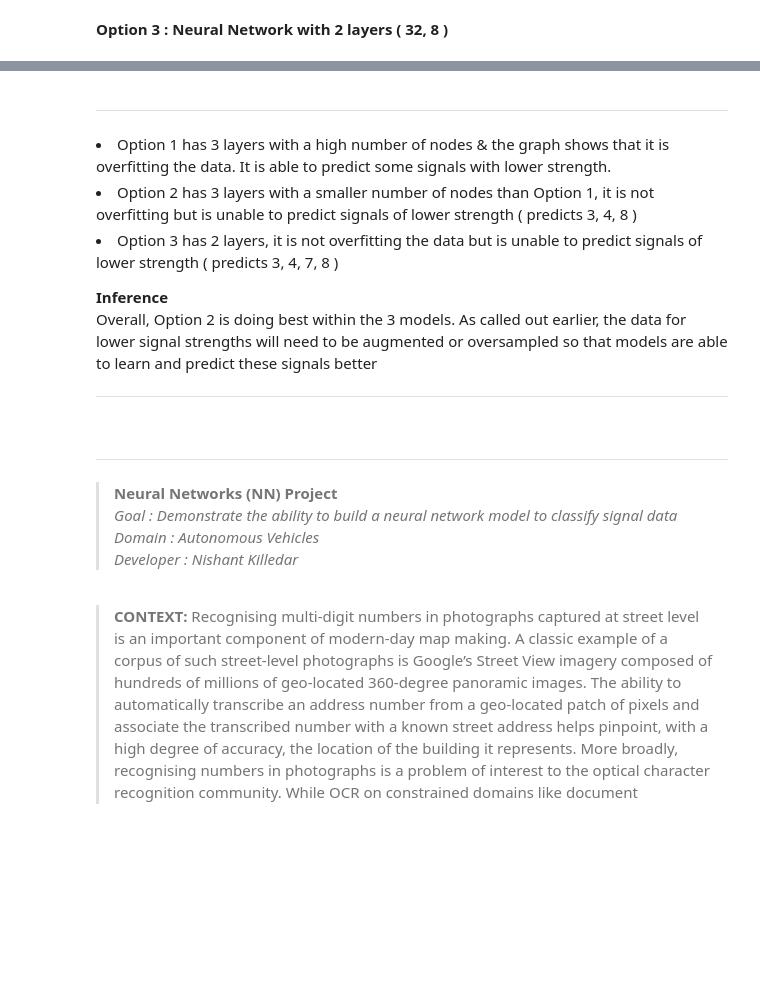
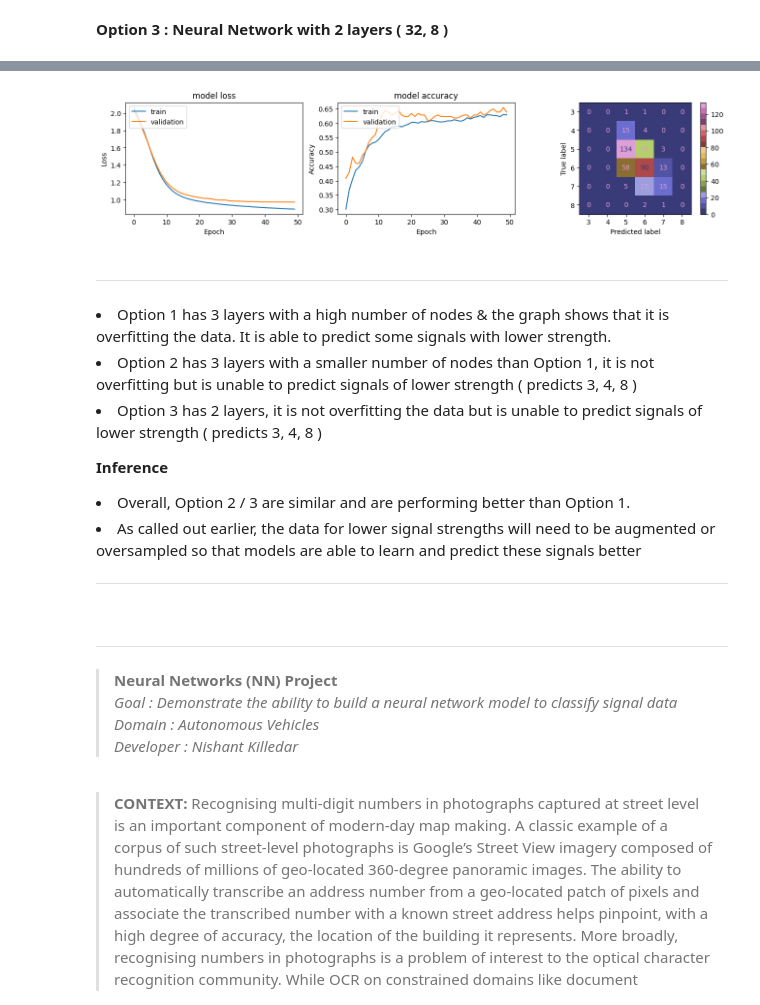
Before and after one commit to nishantkapps/aiml-projects, a Jupyter notebook: NeuralNetwork.ipynb, the cells around one changed output, grey strips where cells are left out. Cells and saved outputs as stored; diff of their text form; code cells hidden in the pictures; blank space fills up the shorter version.

```diff
--- a/NeuralNetwork.ipynb
+++ b/NeuralNetwork.ipynb
@@ -379,9 +432,9 @@ params_option_3 = {
   "metrics" : ["accuracy"],
   "batch_size" : 64,
   "epochs" : 50,
-  "verbose" : 0,
+  "verbose" : 2,
   "val" : 0.2
 }
 labels = [3,4,5,6,7,8]
-build_train_predict_plot_nn (params_option_3, x_train_std, y_train_nn, x_test_std, y_test_nn, labels)
+hist3, y1_pred3 = build_train_predict_nn (params_option_3, x_train_std, y_train_nn, x_test_std)
 # %% [output]
@@ -390,11 +458,16 @@ build_train_predict_plot_nn (params_option_3, x_train_std, y_train_nn, x_test_st
+# %%
+plot_results (hist3, y1_pred3, y_test_nn, labels)
+# %% [output]
+[figure, added]
 # %% [markdown]
 <hr>
 <li> Option 1 has 3 layers with a high number of nodes & the graph shows that it is overfitting the data. It is able to predict some signals with lower strength.
 <li> Option 2 has 3 layers with a smaller number of nodes than Option 1, it is not overfitting but is unable to predict signals of lower strength ( predicts 3, 4, 8 )
-<li> Option 3 has 2 layers, it is not overfitting the data but is unable to predict signals of lower strength ( predicts 3, 4, 7, 8 )
+<li> Option 3 has 2 layers, it is not overfitting the data but is unable to predict signals of lower strength ( predicts 3, 4, 8 )
 
 **Inference** <br>
-Overall, Option 2 is doing best within the 3 models. As called out earlier, the data for lower signal strengths will need to be augmented or oversampled so that models are able to learn and predict these signals better
+<li>Overall, Option 2 / 3 are similar and are performing better than Option 1.
+<li>As called out earlier, the data for lower signal strengths will need to be augmented or oversampled so that models are able to learn and predict these signals better
 <hr>
 # %% [markdown]
 <hr>
```
Also changed, not shown: parts of 49 cells of this notebook.
